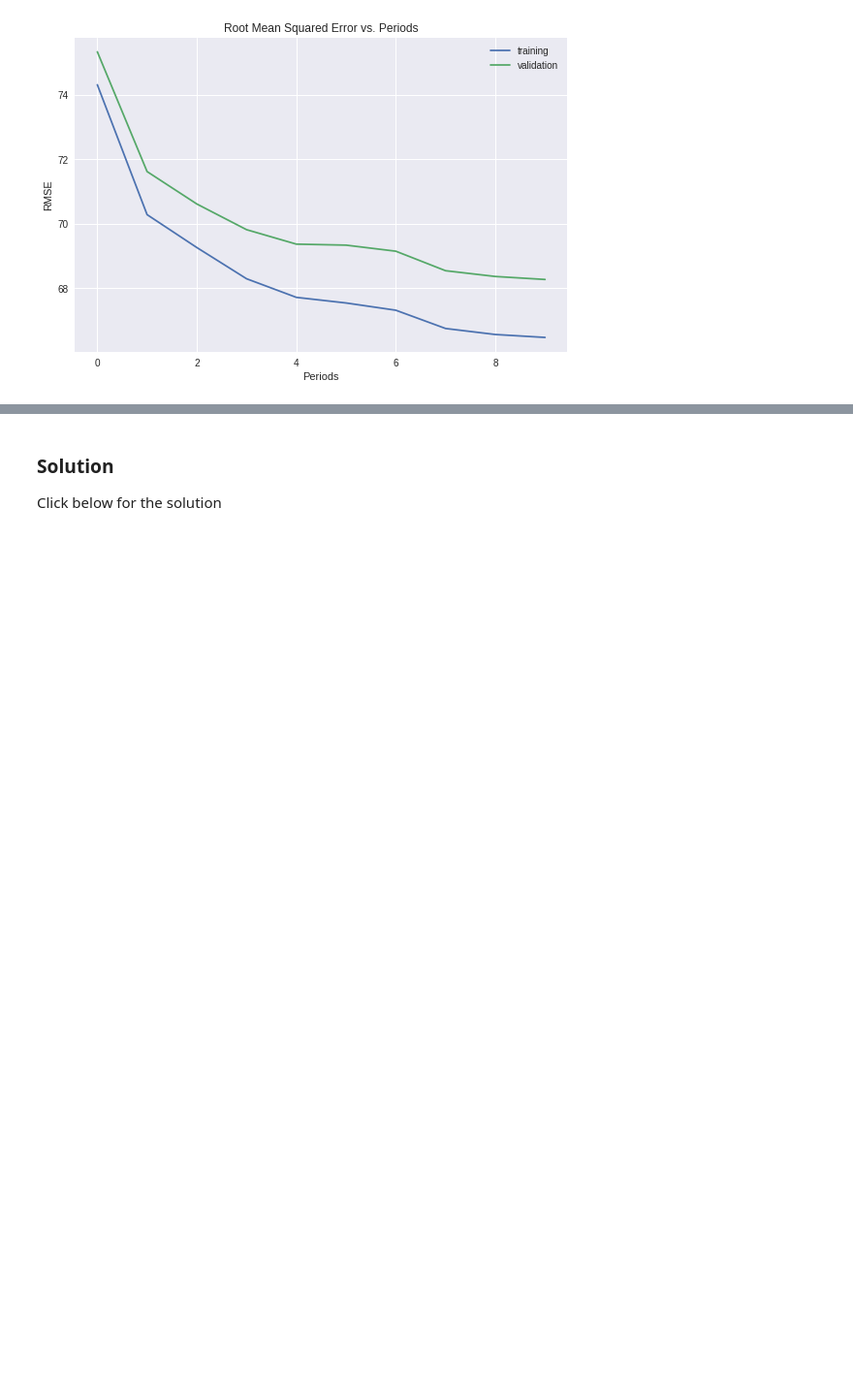
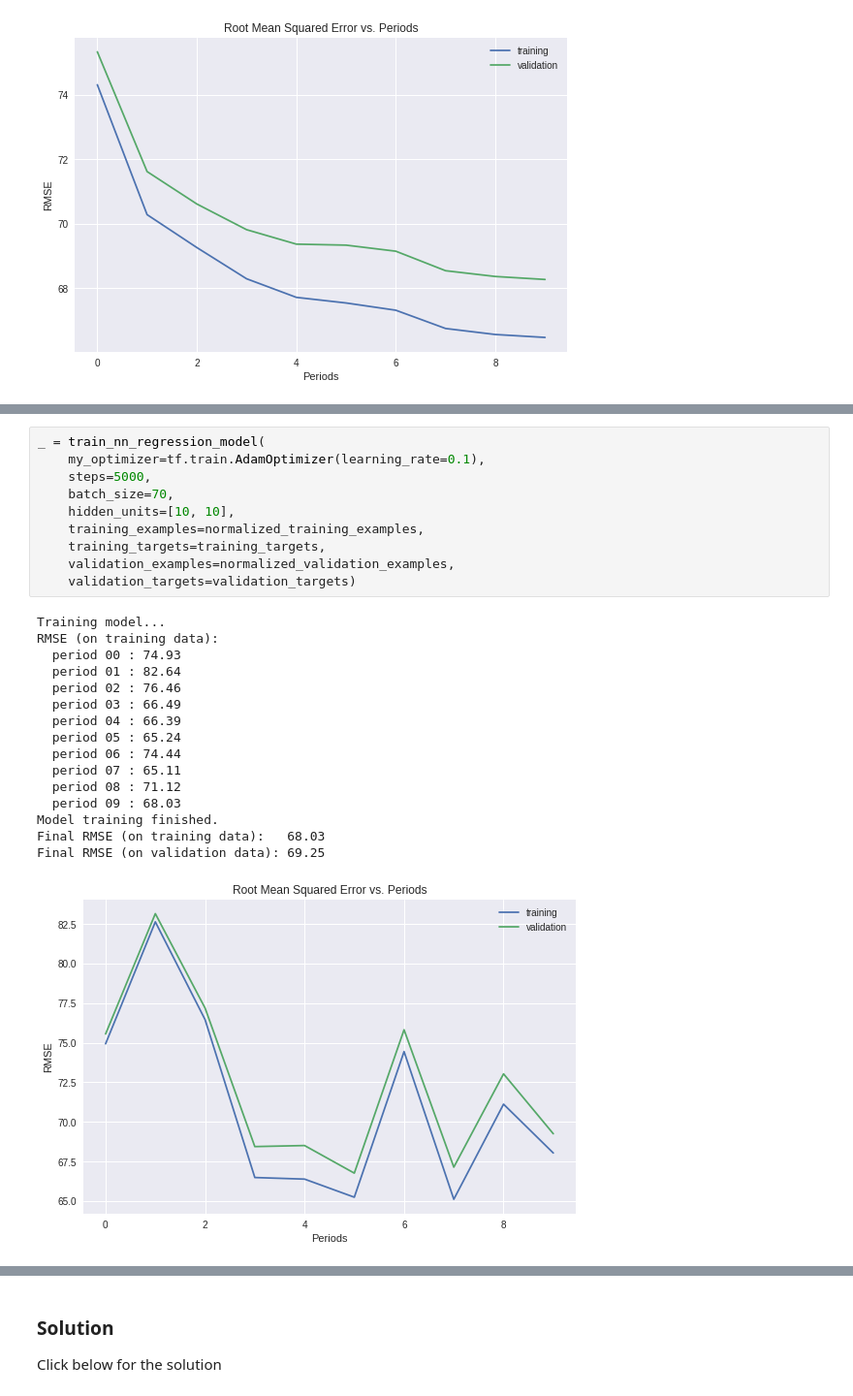
Before and after one commit to tenvol/tsf00, a Jupyter notebook: improving_neural_net_performance.ipynb, the cells around one changed output, grey strips where cells are left out. Shown at 97% size. Drawn from its saved outputs; the diff is of its cells as text; blank space fills up the shorter version.

```diff
--- a/improving_neural_net_performance.ipynb
+++ b/improving_neural_net_performance.ipynb
@@ -576,0 +594,27 @@ _ = train_nn_regression_model(
+# %%
+_ = train_nn_regression_model(
+    my_optimizer=tf.train.AdamOptimizer(learning_rate=0.1),
+    steps=5000,
+    batch_size=70,
+    hidden_units=[10, 10],
+    training_examples=normalized_training_examples,
+    training_targets=training_targets,
+    validation_examples=normalized_validation_examples,
+    validation_targets=validation_targets)
+# %% [output]
+Training model...
+RMSE (on training data):
+  period 00 : 74.93
+  period 01 : 82.64
+  period 02 : 76.46
+  period 03 : 66.49
+  period 04 : 66.39
+  period 05 : 65.24
+  period 06 : 74.44
+  period 07 : 65.11
+  period 08 : 71.12
+  period 09 : 68.03
+Model training finished.
+Final RMSE (on training data):   68.03
+Final RMSE (on validation data): 69.25
+[figure, added]
```
Also changed, not shown: parts of 2 cells of this notebook.
